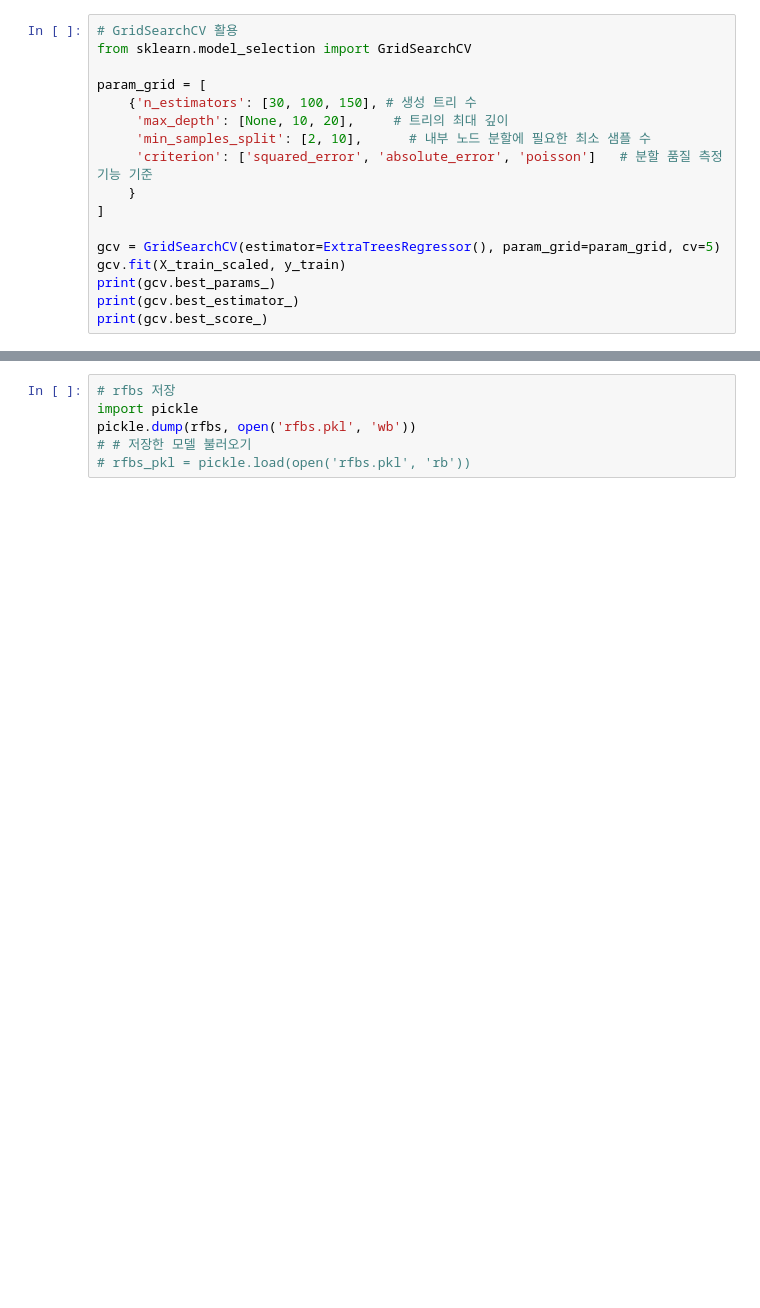
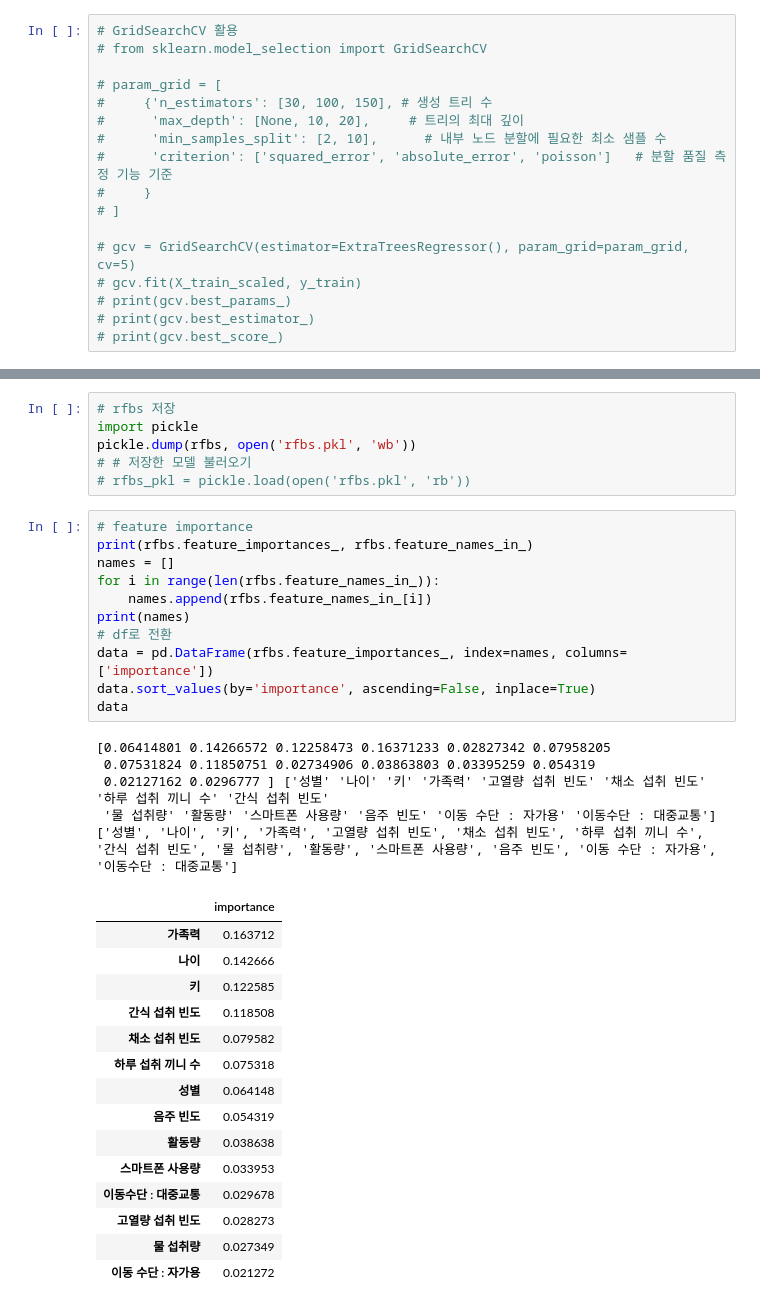
Before and after one commit to voo0o08/MachineLearning_Project, a Jupyter notebook: JinWoo/02_Modeling.ipynb, the cells around one changed output, grey strips where cells are left out. Saved outputs shown, nothing was run; the diff lists cells and outputs as text; blank space fills up the shorter version.

```diff
--- a/JinWoo/02_Modeling.ipynb
+++ b/JinWoo/02_Modeling.ipynb
@@ -331,19 +331,19 @@ ExtraTreesRegressor 에서 가장 높은 성능을 보여준다.
 <hr>
 # %%
 # GridSearchCV 활용
-from sklearn.model_selection import GridSearchCV
+# from sklearn.model_selection import GridSearchCV
 
-param_grid = [
-    {'n_estimators': [30, 100, 150], # 생성 트리 수
-     'max_depth': [None, 10, 20],     # 트리의 최대 깊이
-     'min_samples_split': [2, 10],      # 내부 노드 분할에 필요한 최소 샘플 수
-     'criterion': ['squared_error', 'absolute_error', 'poisson']   # 분할 품질 측정 기능 기준
-    }
-]
+# param_grid = [
+#     {'n_estimators': [30, 100, 150], # 생성 트리 수
+#      'max_depth': [None, 10, 20],     # 트리의 최대 깊이
+#      'min_samples_split': [2, 10],      # 내부 노드 분할에 필요한 최소 샘플 수
+#      'criterion': ['squared_error', 'absolute_error', 'poisson']   # 분할 품질 측정 기능 기준
+#     }
+# ]
 
-gcv = GridSearchCV(estimator=ExtraTreesRegressor(), param_grid=param_grid, cv=5)
-gcv.fit(X_train_scaled, y_train)
-print(gcv.best_params_)
-print(gcv.best_estimator_)
-print(gcv.best_score_)
+# gcv = GridSearchCV(estimator=ExtraTreesRegressor(), param_grid=param_grid, cv=5)
+# gcv.fit(X_train_scaled, y_train)
+# print(gcv.best_params_)
+# print(gcv.best_estimator_)
+# print(gcv.best_score_)
 # %% [output]
@@ -494,3 +492,35 @@ import pickle
 pickle.dump(rfbs, open('rfbs.pkl', 'wb'))
 # # 저장한 모델 불러오기
 # rfbs_pkl = pickle.load(open('rfbs.pkl', 'rb'))
+# %%
+# feature importance
+print(rfbs.feature_importances_, rfbs.feature_names_in_)
+names = []
+for i in range(len(rfbs.feature_names_in_)):
+    names.append(rfbs.feature_names_in_[i])
+print(names)
+# df로 전환
+data = pd.DataFrame(rfbs.feature_importances_, index=names, columns=['importance'])
+data.sort_values(by='importance', ascending=False, inplace=True)
+data
+# %% [output]
+[0.06414801 0.14266572 0.12258473 0.16371233 0.02827342 0.07958205
+ 0.07531824 0.11850751 0.02734906 0.03863803 0.03395259 0.054319
+ 0.02127162 0.0296777 ] ['성별' '나이' '키' '가족력' '고열량 섭취 빈도' '채소 섭취 빈도' '하루 섭취 끼니 수' '간식 섭취 빈도'
+ '물 섭취량' '활동량' '스마트폰 사용량' '음주 빈도' '이동 수단 : 자가용' '이동수단 : 대중교통']
+['성별', '나이', '키', '가족력', '고열량 섭취 빈도', '채소 섭취 빈도', '하루 섭취 끼니 수', '간식 섭취 빈도', '물 섭취량', '활동량', '스마트폰 사용량', '음주 빈도', '이동 수단 : 자가용', '이동수단 : 대중교통']
+|  | importance |
+| 가족력 | 0.163712 |
+| 나이 | 0.142666 |
+| 키 | 0.122585 |
+| 간식 섭취 빈도 | 0.118508 |
+| 채소 섭취 빈도 | 0.079582 |
+| 하루 섭취 끼니 수 | 0.075318 |
+| 성별 | 0.064148 |
+| 음주 빈도 | 0.054319 |
+| 활동량 | 0.038638 |
+| 스마트폰 사용량 | 0.033953 |
+| 이동수단 : 대중교통 | 0.029678 |
+| 고열량 섭취 빈도 | 0.028273 |
+| 물 섭취량 | 0.027349 |
+| 이동 수단 : 자가용 | 0.021272 |
```
Also changed, not shown: parts of 4 cells of this notebook, 1 other file.
